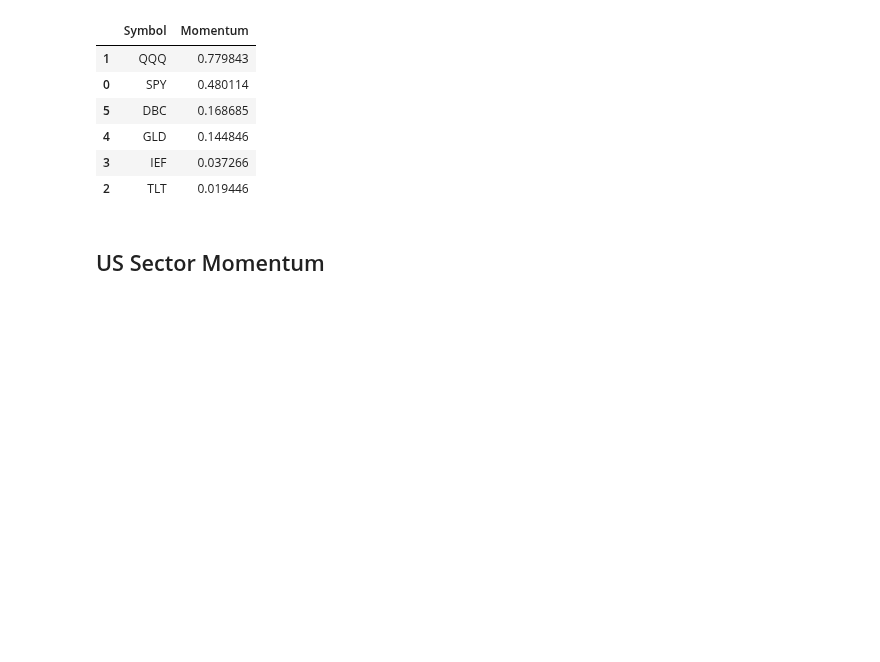
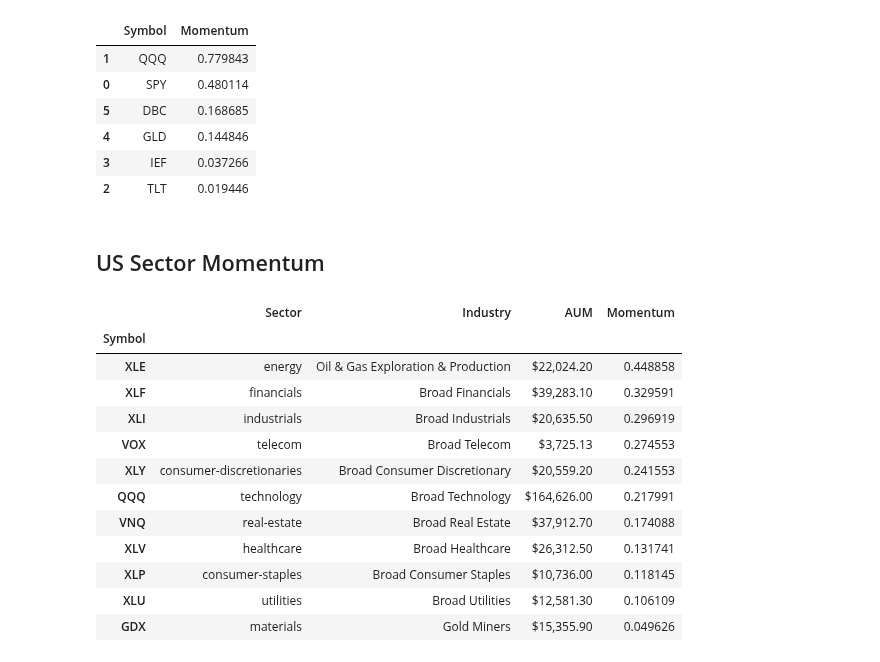
Before and after one commit to eshinhw/quant-portfolio-visualizer, a Jupyter notebook: Questrade Portfolio Manager.ipynb, the cells around one changed output. Saved outputs shown, nothing was run; the diff lists cells and outputs as text; code cells hidden in the pictures; blank space fills up the shorter version.

```diff
--- a/Questrade Portfolio Manager.ipynb
+++ b/Questrade Portfolio Manager.ipynb
@@ -126,3 +136,18 @@ for x in list(sector_df.index):
     sector_df.loc[x,'Momentum'] = momentum.calculate_equal_weight_momentum(x, period)
 # %%
 sector_df.sort_values(by='Momentum', inplace=True, ascending=False)
+sector_df
+# %% [output]
+|  | Sector | Industry | AUM | Momentum |
+| Symbol |  |  |  |  |
+| XLE | energy | Oil & Gas Exploration & Production | $22,024.20 | 0.448858 |
+| XLF | financials | Broad Financials | $39,283.10 | 0.329591 |
+| XLI | industrials | Broad Industrials | $20,635.50 | 0.296919 |
+| VOX | telecom | Broad Telecom | $3,725.13 | 0.274553 |
+| XLY | consumer-discretionaries | Broad Consumer Discretionary | $20,559.20 | 0.241553 |
+| QQQ | technology | Broad Technology | $164,626.00 | 0.217991 |
+| VNQ | real-estate | Broad Real Estate | $37,912.70 | 0.174088 |
+| XLV | healthcare | Broad Healthcare | $26,312.50 | 0.131741 |
+| XLP | consumer-staples | Broad Consumer Staples | $10,736.00 | 0.118145 |
+| XLU | utilities | Broad Utilities | $12,581.30 | 0.106109 |
+| GDX | materials | Gold Miners | $15,355.90 | 0.049626 |
```
Also changed, not shown: parts of 10 cells of this notebook, 2 other files.
